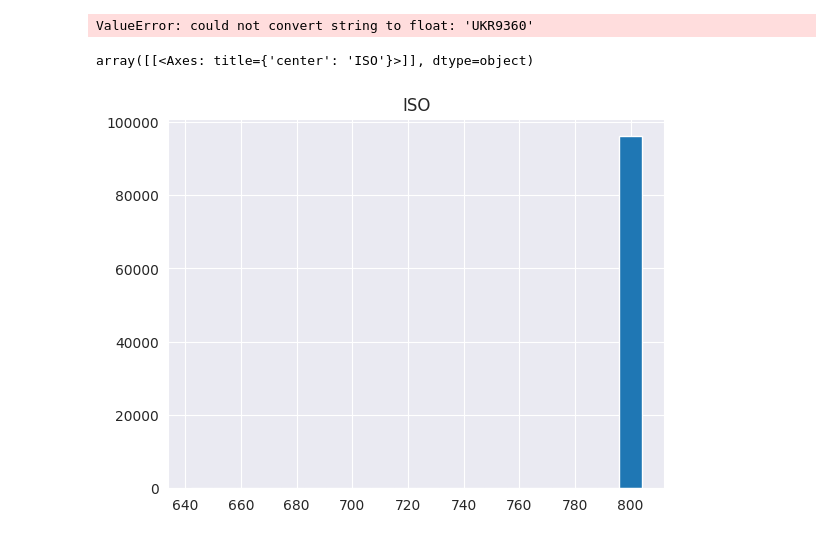
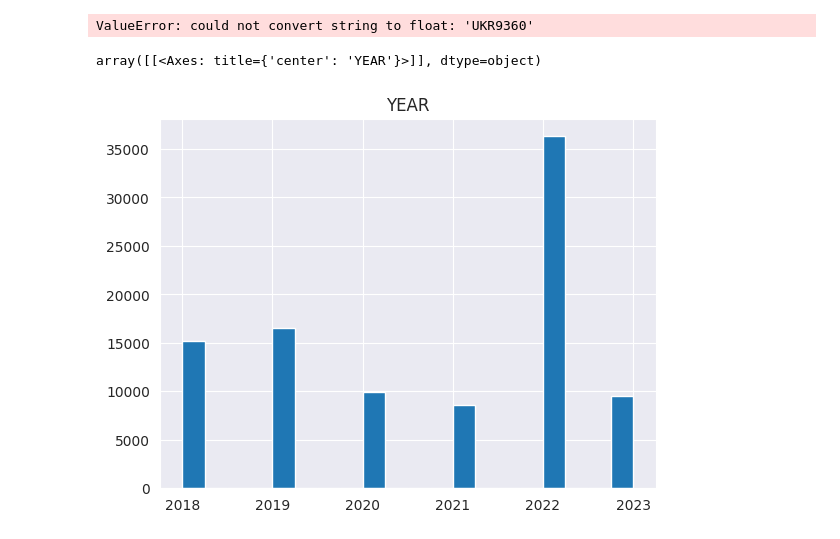
Before and after one commit to mishhgun01/ml-2023, a Jupyter notebook: lab_01.ipynb, the cells around one changed output. Cells and saved outputs as stored; diff of their text form; code cells hidden in the pictures.

Commit message:
fixed hist

```diff
--- a/lab_01.ipynb
+++ b/lab_01.ipynb
@@ -57,7 +57,7 @@ ValueError: could not convert string to float: 'UKR9360'
 # %%
 # гистограмма
 
-df.hist(column='ISO', bins=20)
+df.hist(column='YEAR', bins=20)
 # %% [output]
-array([[<Axes: title={'center': 'ISO'}>]], dtype=object)
+array([[<Axes: title={'center': 'YEAR'}>]], dtype=object)
-[figure, old version]
+[figure, new version]
```
